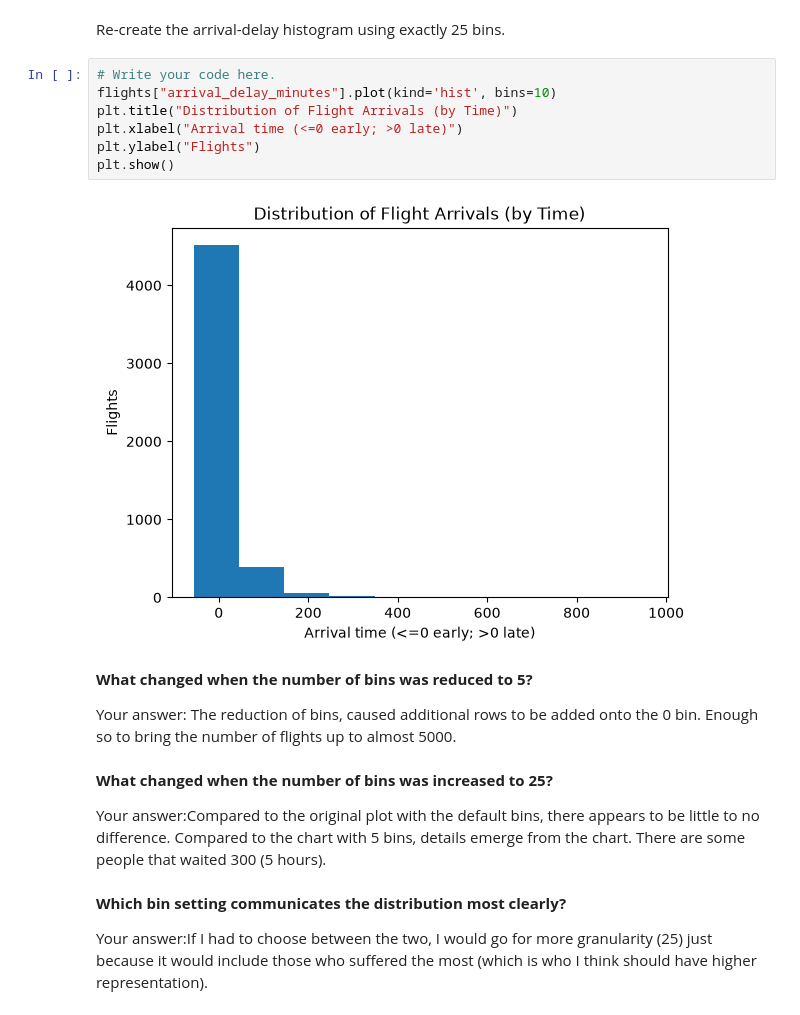
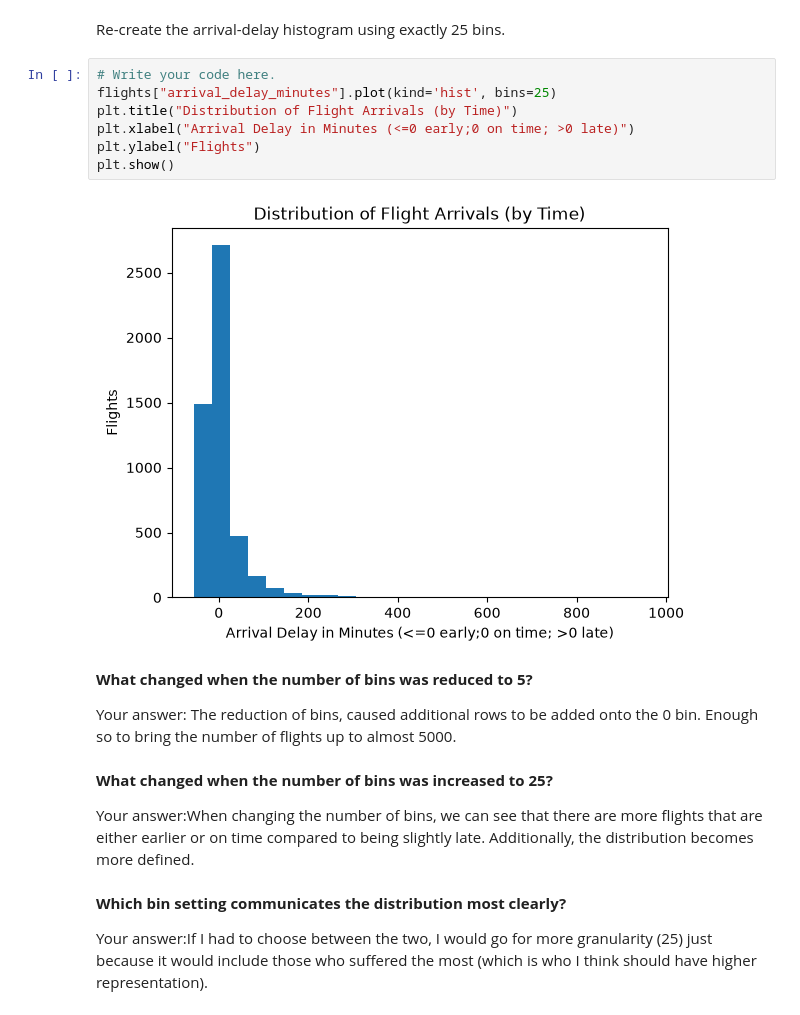
Before and after one commit to swolbroham/Data_Visualization_and_Modeling_Campus, a Jupyter notebook: week01/lab/Lab - Data Visualization and Visual Thinking.ipynb, the cells around one changed output. Saved outputs shown, nothing was run; the diff lists cells and outputs as text.

Commit message:
Reviewed and updated answers. Changed bin count from 10 to 25. Added in responses for observation-count and the skewness of flights. Updated x-axis label.

```diff
--- a/week01/lab/Lab - Data Visualization and Visual Thinking.ipynb
+++ b/week01/lab/Lab - Data Visualization and Visual Thinking.ipynb
@@ -251,21 +255,21 @@ plt.show()
 Re-create the arrival-delay histogram using exactly 25 bins.
 # %%
 # Write your code here.
-flights["arrival_delay_minutes"].plot(kind='hist', bins=10)
+flights["arrival_delay_minutes"].plot(kind='hist', bins=25)
 plt.title("Distribution of Flight Arrivals (by Time)")
-plt.xlabel("Arrival time (<=0 early; >0 late)")
+plt.xlabel("Arrival Delay in Minutes (<=0 early;0 on time; >0 late)")
 plt.ylabel("Flights")
 plt.show()
 # %% [output]
-[figure, old version]
+[figure, new version]
 # %% [markdown]
 **What changed when the number of bins was reduced to 5?**
 
 Your answer: The reduction of bins, caused additional rows to be added onto the 0 bin. Enough so to bring the number of flights up to almost 5000.
-# %% [markdown]
-**What changed when the number of bins was increased to 25?**
-
-Your answer:Compared to the original plot with the default bins, there appears to be little to no difference. Compared to the chart with 5 bins, details emerge from the chart. There are some people that waited 300 (5 hours).
+# %% [markdown]
+**What changed when the number of bins was increased to 25?**
+
+Your answer:When changing the number of bins, we can see that there are more flights that are either earlier or on time compared to being slightly late. Additionally, the distribution becomes more defined.
 # %% [markdown]
 **Which bin setting communicates the distribution most clearly?**
 
```
Also changed, not shown: parts of 5 cells of this notebook.
